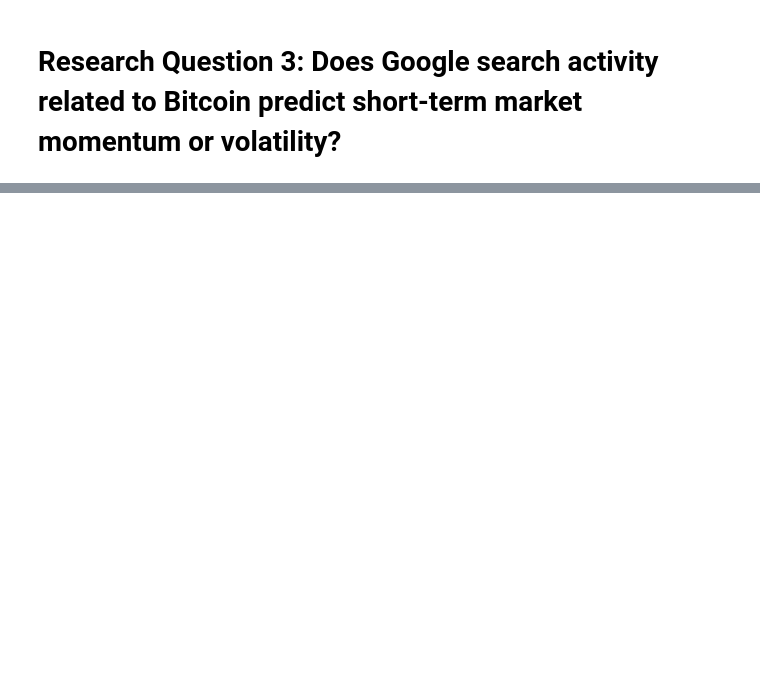
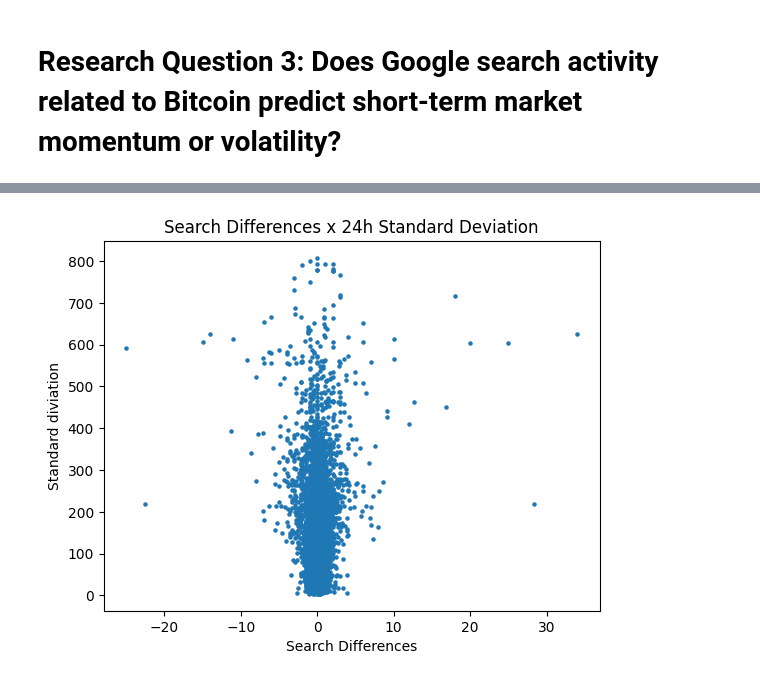
Before and after one commit to arkdong/SDA25_Group11, a Jupyter notebook: notebook/RQ3 .ipynb, the cells around one changed output, grey strips where cells are left out. Drawn from its saved outputs; the diff is of its cells as text; code cells hidden in the pictures; blank space fills up the shorter version.

```diff
--- a/notebook/RQ3 .ipynb
+++ b/notebook/RQ3 .ipynb
@@ -33,0 +123,23 @@ plt.show()
+# %%
+# differences in search volume
+df_search_diff = (
+    df_search
+    .with_columns(pl.col("Scale_['bitcoin']").diff().alias("search_diff"))
+    .drop("Scale_['bitcoin']")
+)
+# df_search_diff = df_search_diff.rename({"date": "timestamp"})
+# %%
+# merging the data frames on the timestamp
+df_search_stddv = df_search_diff.join(
+    df_btc_daily_std,
+    on="timestamp",
+    how="inner"
+)
+# %%
+plt.scatter(df_search_stddv["search_diff"], df_search_stddv["daily_stddv"], s = 5)
+plt.xlabel("Search Differences")
+plt.ylabel("Standard diviation")
+plt.title("Search Differences x 24h Standard Deviation")
+plt.show()
+# %% [output]
+[figure, added]
```
Also changed, not shown: parts of 18 cells of this notebook.
